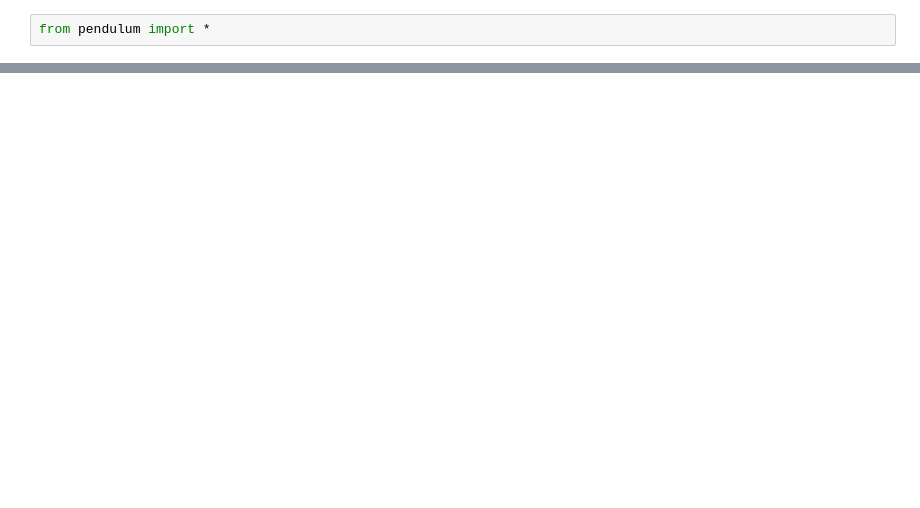
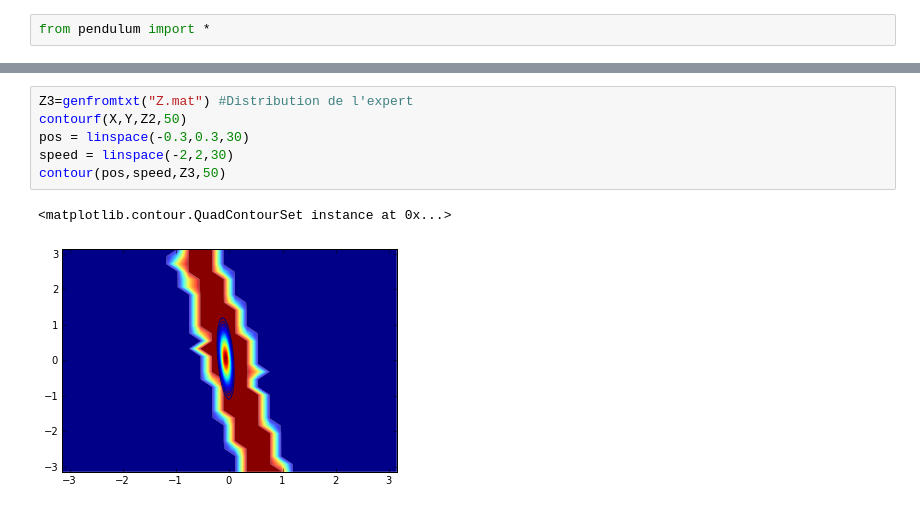
Before and after one commit to edouardklein/RL-and-IRL, a Jupyter notebook: Exp2.ipynb, the cells around one changed output, grey strips where cells are left out. Saved outputs shown, nothing was run; the diff lists cells and outputs as text; blank space fills up the shorter version.

```diff
--- a/Exp2.ipynb
+++ b/Exp2.ipynb
@@ -43,0 +49,9 @@ def inverted_pendulum_episode_average_vlength(policy):
+# %%
+Z3=genfromtxt("Z.mat") #Distribution de l'expert
+contourf(X,Y,Z2,50)
+pos = linspace(-0.3,0.3,30)
+speed = linspace(-2,2,30)
+contour(pos,speed,Z3,50)
+# %% [output]
+<matplotlib.contour.QuadContourSet instance at 0x...>
+[figure, added]
```
Also changed, not shown: parts of 11 cells of this notebook, 3 other files.
